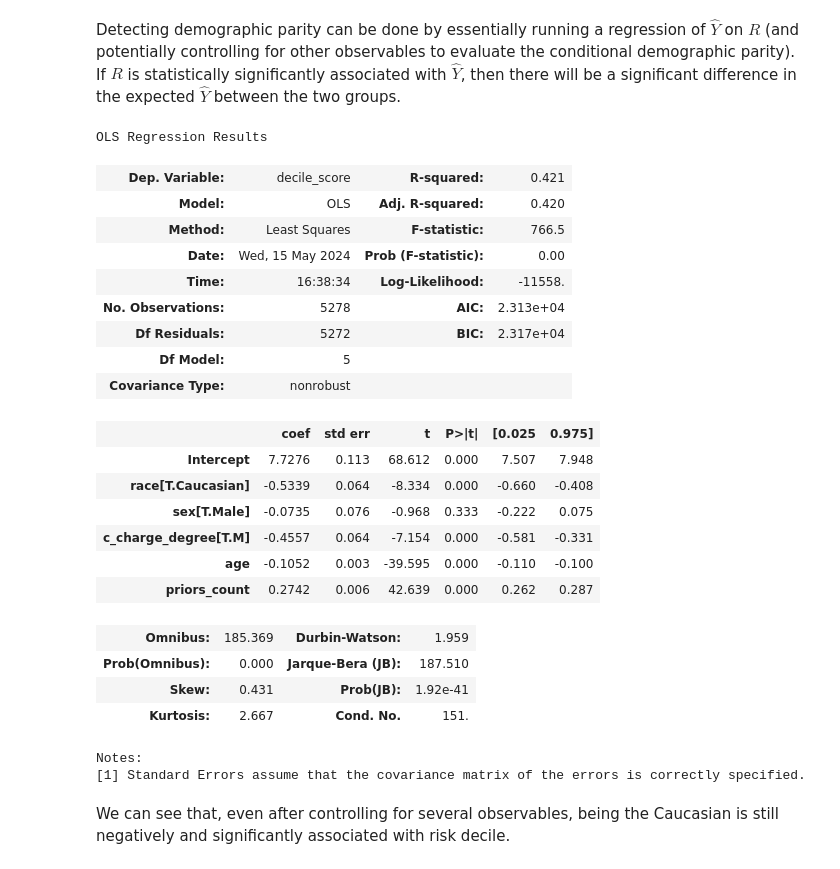
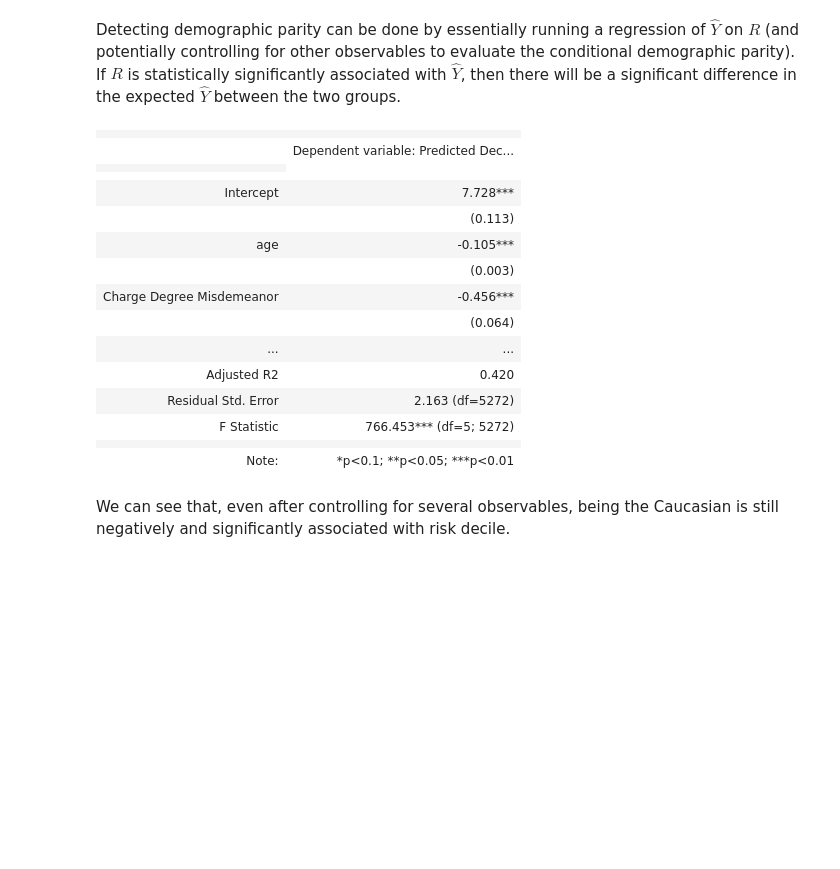
Before and after one commit to mochenyang/Responsible-AI, a Jupyter notebook: book/content/1-2-measure.ipynb, the cells around one changed output. Saved outputs shown, nothing was run; the diff lists cells and outputs as text; code cells hidden in the pictures; blank space fills up the shorter version.

```diff
--- a/book/content/1-2-measure.ipynb
+++ b/book/content/1-2-measure.ipynb
@@ -474,31 +474,36 @@ Detecting demographic parity can be done by essentially running a regression of
 # running a linear regression of decile_score on race, controlling for age, gender, number of prior offenses, and severity of charge
 import statsmodels.formula.api as smf
 model = smf.ols(formula = "decile_score ~ race + age + sex + priors_count + c_charge_degree", data = compas_regression).fit()
-model.summary()
-# %% [output]
-OLS Regression Results
-| Dep. Variable: | decile_score | R-squared: | 0.421 |
-| Model: | OLS | Adj. R-squared: | 0.420 |
-| Method: | Least Squares | F-statistic: | 766.5 |
-| Date: | Wed, 15 May 2024 | Prob (F-statistic): | 0.00 |
-| Time: | 16:38:34 | Log-Likelihood: | -11558. |
-| No. Observations: | 5278 | AIC: | 2.313e+04 |
-| Df Residuals: | 5272 | BIC: | 2.317e+04 |
-| Df Model: | 5 |  |  |
-| Covariance Type: | nonrobust |  |  |
-|  | coef | std err | t | P>|t| | [0.025 | 0.975] |
-| Intercept | 7.7276 | 0.113 | 68.612 | 0.000 | 7.507 | 7.948 |
-| race[T.Caucasian] | -0.5339 | 0.064 | -8.334 | 0.000 | -0.660 | -0.408 |
-| sex[T.Male] | -0.0735 | 0.076 | -0.968 | 0.333 | -0.222 | 0.075 |
-| c_charge_degree[T.M] | -0.4557 | 0.064 | -7.154 | 0.000 | -0.581 | -0.331 |
-| age | -0.1052 | 0.003 | -39.595 | 0.000 | -0.110 | -0.100 |
-| priors_count | 0.2742 | 0.006 | 42.639 | 0.000 | 0.262 | 0.287 |
-| Omnibus: | 185.369 | Durbin-Watson: | 1.959 |
-| Prob(Omnibus): | 0.000 | Jarque-Bera (JB): | 187.510 |
-| Skew: | 0.431 | Prob(JB): | 1.92e-41 |
-| Kurtosis: | 2.667 | Cond. No. | 151. |
-Notes:
-[1] Standard Errors assume that the covariance matrix of the errors is correctly specified.
+# %%
+from stargazer.stargazer import Stargazer
+from IPython.display import HTML, display
+
+sg = Stargazer([model])
+sg.dependent_variable_name('Predicted Decile Score')
+sg.rename_covariates({
+    "c_charge_degree[T.M]": "Charge Degree Misdemeanor",
+    "race[T.Caucasian]": "race Caucasian",
+    "sex[T.Male]": "sex Male"
+})
+sg.show_model_numbers(False)
+display(HTML(sg.render_html()))
+# %% [output]
+|  |  |
+|  | Dependent variable: Predicted Dec... |
+|  |
+|  |  |
+| Intercept | 7.728*** |
+|  | (0.113) |
+| age | -0.105*** |
+|  | (0.003) |
+| Charge Degree Misdemeanor | -0.456*** |
+|  | (0.064) |
+| ... | ... |
+| Adjusted R2 | 0.420 |
+| Residual Std. Error | 2.163 (df=5272) |
+| F Statistic | 766.453*** (df=5; 5272) |
+|  |  |
+| Note: | *p<0.1; **p<0.05; ***p<0.01 |
 # %% [markdown]
 We can see that, even after controlling for several observables, being the Caucasian is still negatively and significantly associated with risk decile.
 # %% [markdown]
```
Also changed, not shown: 5 other files.
